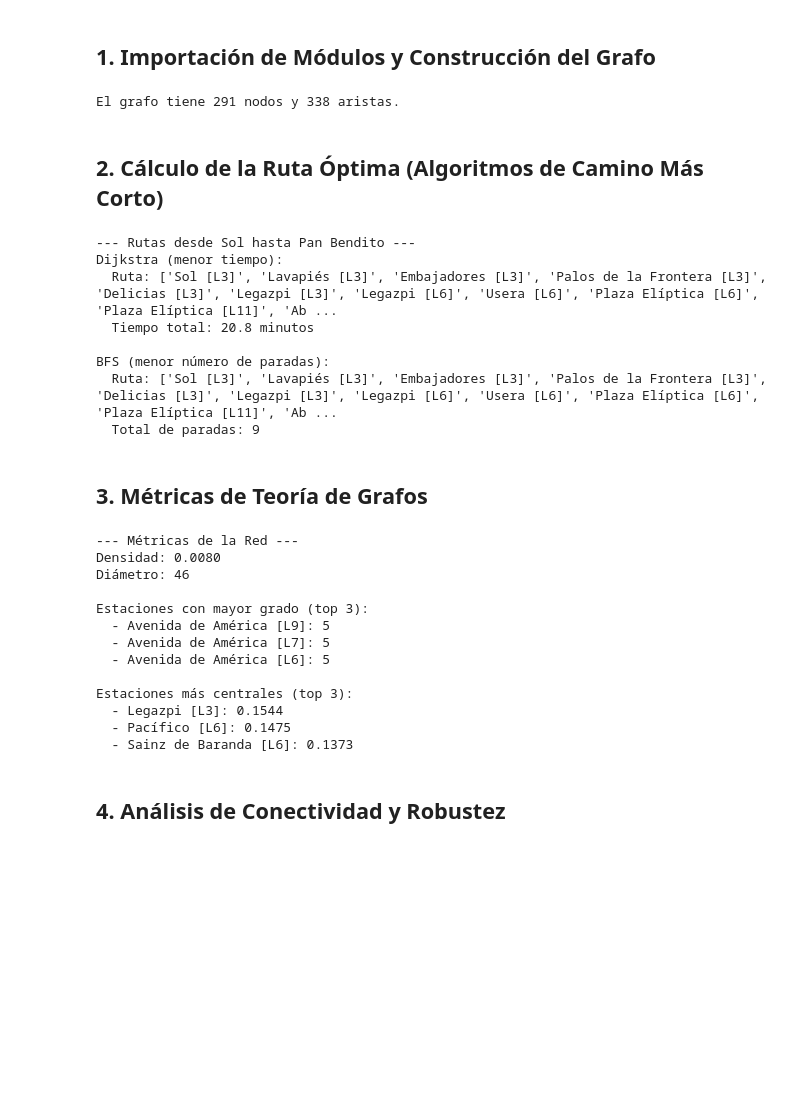
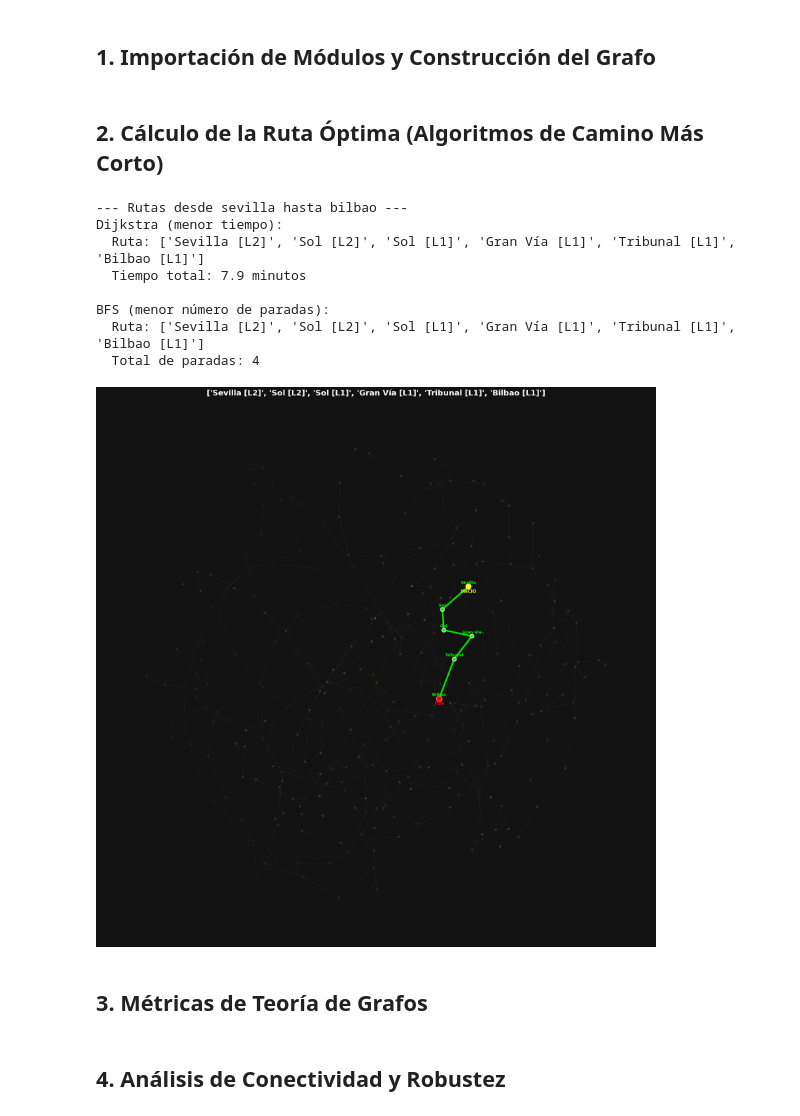
Before and after one commit to mathiaslozano1/metro_madrid, a Jupyter notebook: notebooks/Proyecto_Metro_Madrid.ipynb, the cells around one changed output. Saved outputs shown, nothing was run; the diff lists cells and outputs as text; code cells hidden in the pictures; blank space fills up the shorter version.

```diff
--- a/notebooks/Proyecto_Metro_Madrid.ipynb
+++ b/notebooks/Proyecto_Metro_Madrid.ipynb
@@ -7,20 +7,3 @@
 Este notebook integra los algoritmos, métricas y visualizaciones desarrollados para analizar la red del Metro de Madrid usando teoría de grafos.
 # %% [markdown]
 ## 1. Importación de Módulos y Construcción del Grafo
-# %%
-import sys
-import os
-sys.path.append(os.path.abspath('../src'))
-
-from graph_builder import load_data, build_metro_graph
-from algorithms import compare_routes
-from metrics import get_all_metrics
-from robustness import identify_articulation_points, simulate_node_removal
-from visualization import plot_graph_matplotlib,plot_graph_pyvis
-
-# Cargar datos y construir grafo
-data = load_data('../data/metro_madrid.json')
-G = build_metro_graph(data)
-print(f"El grafo tiene {G.number_of_nodes()} nodos y {G.number_of_edges()} aristas.")
-# %% [output]
-El grafo tiene 291 nodos y 338 aristas.
@@ -27,8 +30,8 @@ El grafo tiene 291 nodos y 338 aristas.
 # %% [markdown]
 ## 2. Cálculo de la Ruta Óptima (Algoritmos de Camino Más Corto)
 # %%
-origen = 'Sol'
-destino = 'Pan Bendito'
+origen = 'sevilla'
+destino = 'bilbao'
 
 rutas = compare_routes(G, origen, destino)
 
@@ -40,45 +43,17 @@ print("\nBFS (menor número de paradas):")
 print(f"  Ruta: {rutas['bfs']['path']}")
 print(f"  Total de paradas: {rutas['bfs']['stops']}")
 # %% [output]
---- Rutas desde Sol hasta Pan Bendito ---
+--- Rutas desde sevilla hasta bilbao ---
 Dijkstra (menor tiempo):
-  Ruta: ['Sol [L3]', 'Lavapiés [L3]', 'Embajadores [L3]', 'Palos de la Frontera [L3]', 'Delicias [L3]', 'Legazpi [L3]', 'Legazpi [L6]', 'Usera [L6]', 'Plaza Elíptica [L6]', 'Plaza Elíptica [L11]', 'Ab ...
-  Tiempo total: 20.8 minutos
+  Ruta: ['Sevilla [L2]', 'Sol [L2]', 'Sol [L1]', 'Gran Vía [L1]', 'Tribunal [L1]', 'Bilbao [L1]']
+  Tiempo total: 7.9 minutos
 
 BFS (menor número de paradas):
-  Ruta: ['Sol [L3]', 'Lavapiés [L3]', 'Embajadores [L3]', 'Palos de la Frontera [L3]', 'Delicias [L3]', 'Legazpi [L3]', 'Legazpi [L6]', 'Usera [L6]', 'Plaza Elíptica [L6]', 'Plaza Elíptica [L11]', 'Ab ...
-  Total de paradas: 9
+  Ruta: ['Sevilla [L2]', 'Sol [L2]', 'Sol [L1]', 'Gran Vía [L1]', 'Tribunal [L1]', 'Bilbao [L1]']
+  Total de paradas: 4
+# %%
+plot_route_matplotlib(G,rutas['dijkstra']['path'],rutas['bfs']['path'])
+# %% [output]
+[figure, added]
 # %% [markdown]
 ## 3. Métricas de Teoría de Grafos
-# %%
-metricas = get_all_metrics(G)
-
-print("--- Métricas de la Red ---")
-print(f"Densidad: {metricas['density']:.4f}")
-print(f"Diámetro: {metricas['diameter']}")
-
-# Ordenar nodos por grado
-grados_ordenados = sorted(metricas['degree'].items(), key=lambda x: x[1], reverse=True)
-print("\nEstaciones con mayor grado (top 3):")
-for nodo, grado in grados_ordenados[:3]:
-    print(f"  - {nodo}: {grado}")
-
-# Ordenar nodos por centralidad de intermediación
-centralidad_ordenada = sorted(metricas['betweenness_centrality'].items(), key=lambda x: x[1], reverse=True)
-print("\nEstaciones más centrales (top 3):")
-for nodo, centr in centralidad_ordenada[:3]:
-    print(f"  - {nodo}: {centr:.4f}")
-# %% [output]
---- Métricas de la Red ---
-Densidad: 0.0080
-Diámetro: 46
-
-Estaciones con mayor grado (top 3):
-  - Avenida de América [L9]: 5
-  - Avenida de América [L7]: 5
-  - Avenida de América [L6]: 5
-
-Estaciones más centrales (top 3):
-  - Legazpi [L3]: 0.1544
-  - Pacífico [L6]: 0.1475
-  - Sainz de Baranda [L6]: 0.1373
```
Also changed, not shown: parts of 5 cells of this notebook, 16 other files.
